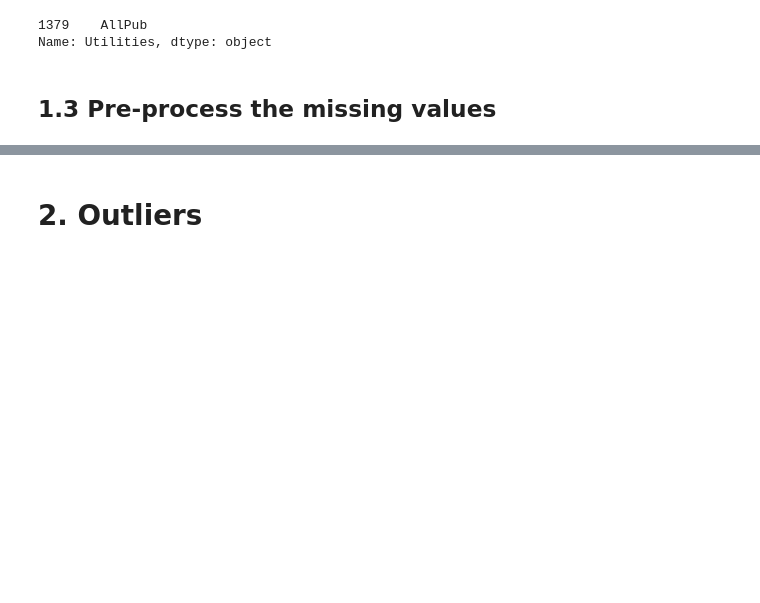
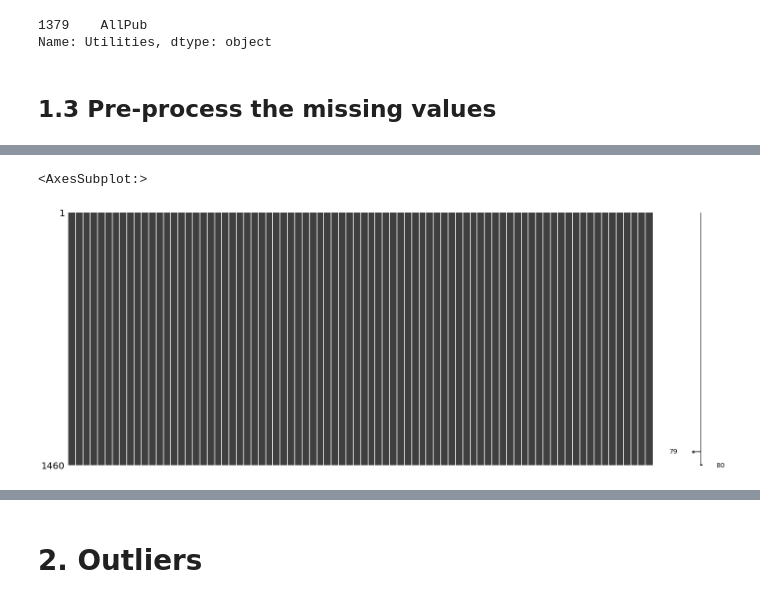
Before and after one commit to dehuihou/ames_house_price, a Jupyter notebook: sta208_final_project.ipynb, the cells around one changed output, grey strips where cells are left out. Drawn from its saved outputs; the diff is of its cells as text; code cells hidden in the pictures; blank space fills up the shorter version.

Commit message:
add EDA for various features, and stored processed data to csv file

```diff
--- a/sta208_final_project.ipynb
+++ b/sta208_final_project.ipynb
@@ -175,0 +239,17 @@ Name: Utilities, dtype: object
+# %%
+sel = df['BsmtFinType1'].isna() & df['BsmtFinType2'].isna()
+df.loc[sel, 'BsmtFinType1'] = 'Not exist'
+df.loc[sel, 'BsmtFinType2'] = 'Not exist'
+df.loc[df['BsmtFinType2'].isna(), 'BsmtFinType2'] = 'Unf'
+# %%
+df = df.drop(columns='LotFrontage')
+# %%
+df.loc[df['MasVnrType'].isna(), 'MasVnrType'] = 'None'
+# %%
+df.loc[df['MasVnrArea'].isna(), 'MasVnrArea'] = 0
+# %%
+# After process missing values
+msno.matrix(df)
+# %% [output]
+<AxesSubplot:>
+[figure, added]
```
Also changed, not shown: parts of 46 cells of this notebook.
